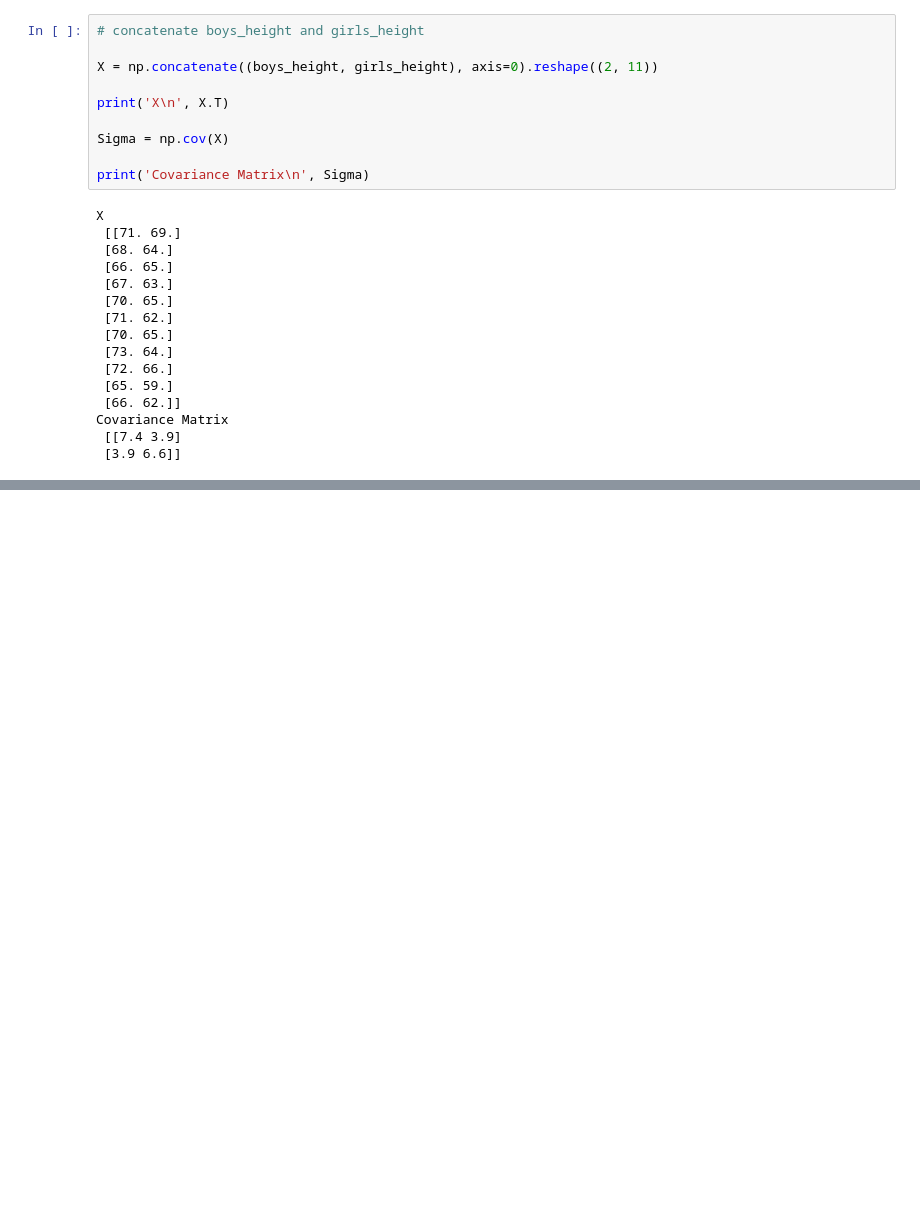
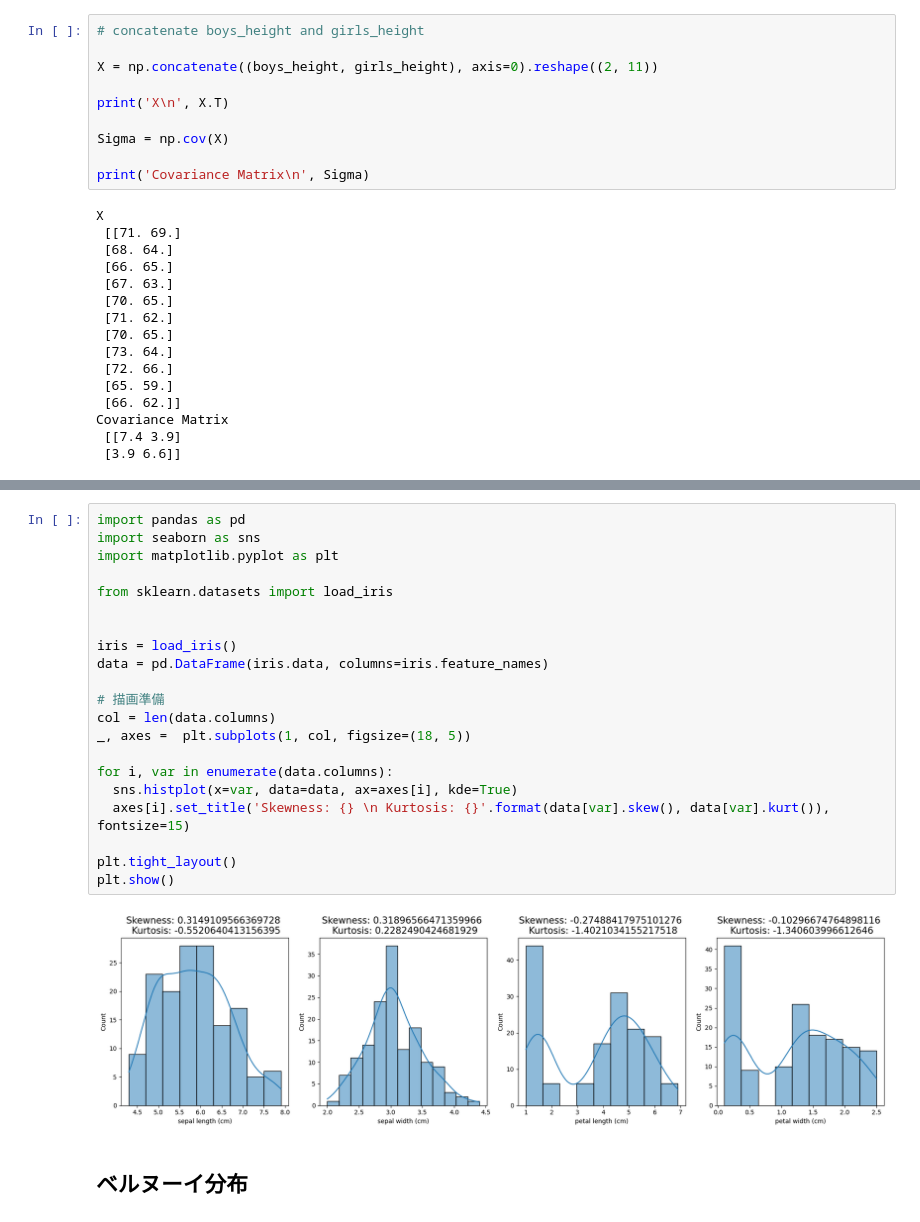
Before and after one commit to namoshi/mathAI, a Jupyter notebook: py_stat_data.ipynb, the cells around one changed output, grey strips where cells are left out. Saved outputs shown, nothing was run; the diff lists cells and outputs as text; blank space fills up the shorter version.

```diff
--- a/py_stat_data.ipynb
+++ b/py_stat_data.ipynb
@@ -192,0 +246,25 @@ Covariance Matrix
+# %%
+import pandas as pd
+import seaborn as sns
+import matplotlib.pyplot as plt
+
+from sklearn.datasets import load_iris
+
+
+iris = load_iris()
+data = pd.DataFrame(iris.data, columns=iris.feature_names)
+
+# 描画準備
+col = len(data.columns)
+_, axes =  plt.subplots(1, col, figsize=(18, 5))
+
+for i, var in enumerate(data.columns):
+  sns.histplot(x=var, data=data, ax=axes[i], kde=True)
+  axes[i].set_title('Skewness: {} \n Kurtosis: {}'.format(data[var].skew(), data[var].kurt()), fontsize=15)
+
+plt.tight_layout()
+plt.show()
+# %% [output]
+[figure, added]
+# %% [markdown]
+## ベルヌーイ分布
```
Also changed, not shown: parts of 8 cells of this notebook.
